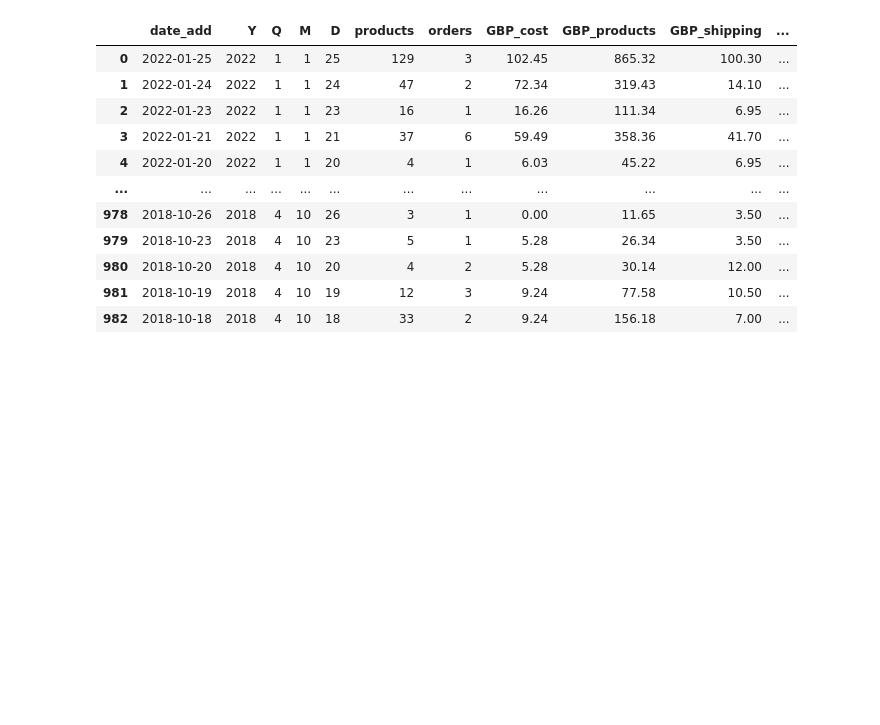
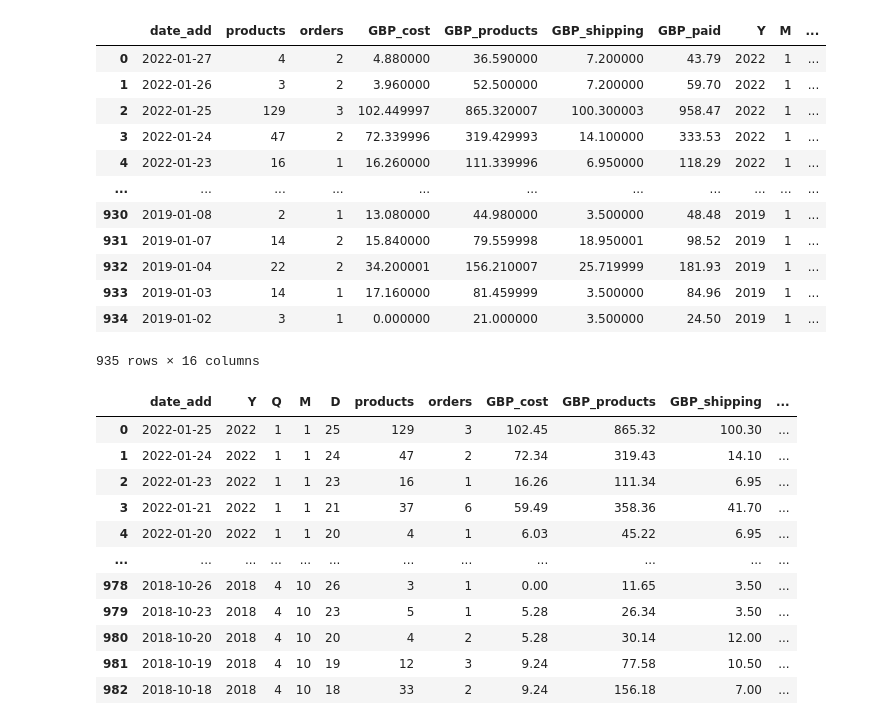
Before and after one commit to vallka/djellifique, a Jupyter notebook: Untitled-1.ipynb, the cells around one changed output. Saved outputs shown, nothing was run; the diff lists cells and outputs as text; code cells hidden in the pictures; blank space fills up the shorter version.

```diff
--- a/Untitled-1.ipynb
+++ b/Untitled-1.ipynb
@@ -26,3 +28,21 @@ p
+# %%
+#p.astype({datetime.date,int,int,int,int,int,int,float,float,float,float})
+p=p.astype({'date_add':'M','products':'int64','GBP_cost':'f','GBP_products':'f','GBP_shipping':'f','GBP_paid':'float64'})
+p
+# %% [output]
+|  | date_add | products | orders | GBP_cost | GBP_products | GBP_shipping | GBP_paid | Y | M | ... |
+| 0 | 2022-01-27 | 4 | 2 | 4.880000 | 36.590000 | 7.200000 | 43.79 | 2022 | 1 | ... |
+| 1 | 2022-01-26 | 3 | 2 | 3.960000 | 52.500000 | 7.200000 | 59.70 | 2022 | 1 | ... |
+| 2 | 2022-01-25 | 129 | 3 | 102.449997 | 865.320007 | 100.300003 | 958.47 | 2022 | 1 | ... |
+| 3 | 2022-01-24 | 47 | 2 | 72.339996 | 319.429993 | 14.100000 | 333.53 | 2022 | 1 | ... |
+| 4 | 2022-01-23 | 16 | 1 | 16.260000 | 111.339996 | 6.950000 | 118.29 | 2022 | 1 | ... |
+| ... | ... | ... | ... | ... | ... | ... | ... | ... | ... | ... |
+| 930 | 2019-01-08 | 2 | 1 | 13.080000 | 44.980000 | 3.500000 | 48.48 | 2019 | 1 | ... |
+| 931 | 2019-01-07 | 14 | 2 | 15.840000 | 79.559998 | 18.950001 | 98.52 | 2019 | 1 | ... |
+| 932 | 2019-01-04 | 22 | 2 | 34.200001 | 156.210007 | 25.719999 | 181.93 | 2019 | 1 | ... |
+| 933 | 2019-01-03 | 14 | 1 | 17.160000 | 81.459999 | 3.500000 | 84.96 | 2019 | 1 | ... |
+| 934 | 2019-01-02 | 3 | 1 | 0.000000 | 21.000000 | 3.500000 | 24.50 | 2019 | 1 | ... |
+935 rows × 16 columns
 # %%
 p['DOY'] = pd.to_datetime(p['date_add']).dt.day_of_year
 # %%
```
Also changed, not shown: parts of 14 cells of this notebook, 8 other files.
